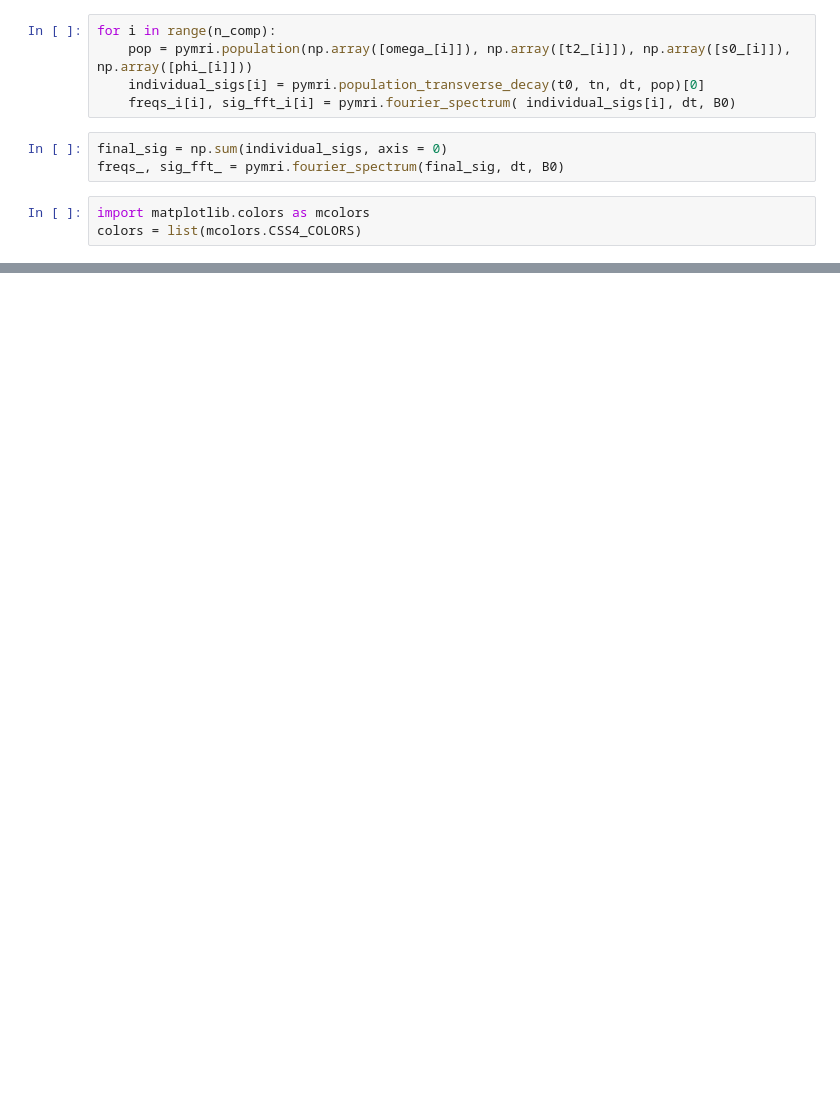
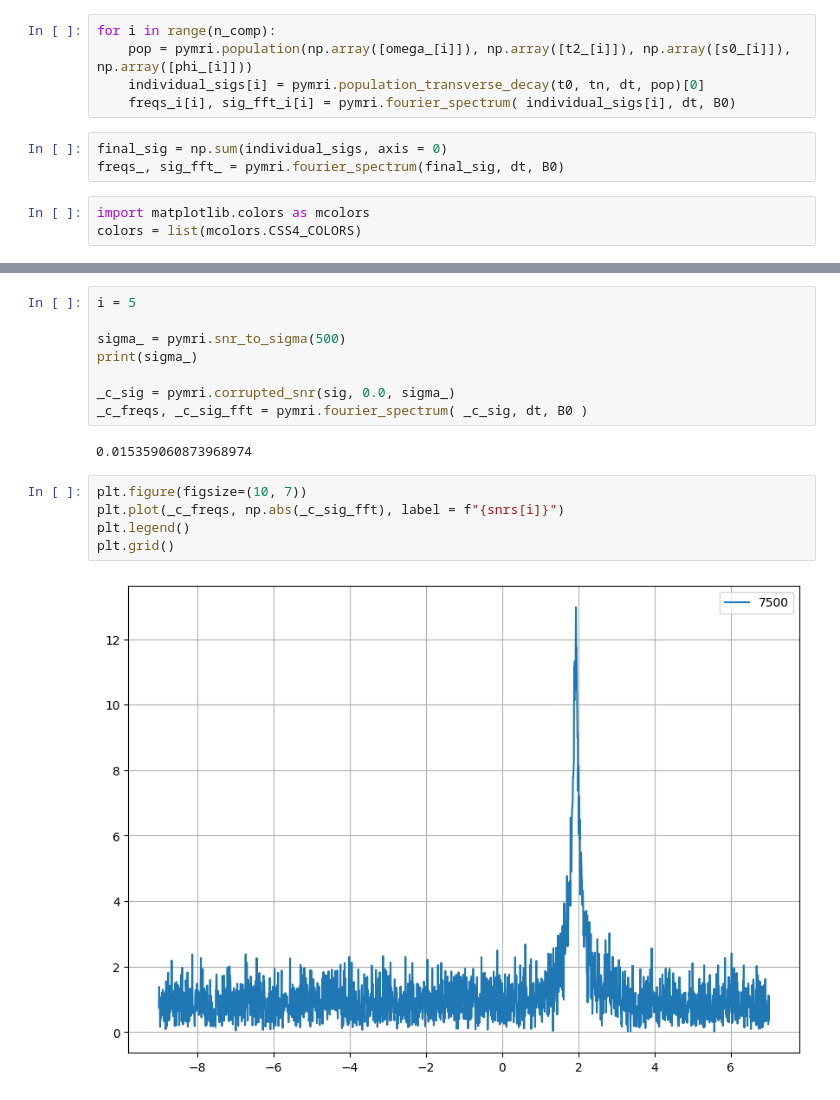
Before and after one commit to JoaoDell/MRI-study, a Jupyter notebook: examples/MPM/spec_components.ipynb, the cells around one changed output, grey strips where cells are left out. Drawn from its saved outputs; the diff is of its cells as text; blank space fills up the shorter version.

```diff
--- a/examples/MPM/spec_components.ipynb
+++ b/examples/MPM/spec_components.ipynb
@@ -97,0 +217,17 @@ pymri.plot_chem_shifts(freqs_, sig_fft_, 1.0, title = "Módulo da transformada d
+# %%
+i = 5
+
+sigma_ = pymri.snr_to_sigma(500)
+print(sigma_)
+
+_c_sig = pymri.corrupted_snr(sig, 0.0, sigma_)
+_c_freqs, _c_sig_fft = pymri.fourier_spectrum( _c_sig, dt, B0 )
+# %% [output]
+0.015359060873968974
+# %%
+plt.figure(figsize=(10, 7))
+plt.plot(_c_freqs, np.abs(_c_sig_fft), label = f"{snrs[i]}")
+plt.legend()
+plt.grid()
+# %% [output]
+[figure, added]
```
Also changed, not shown: parts of 14 cells of this notebook, 18 other files.
